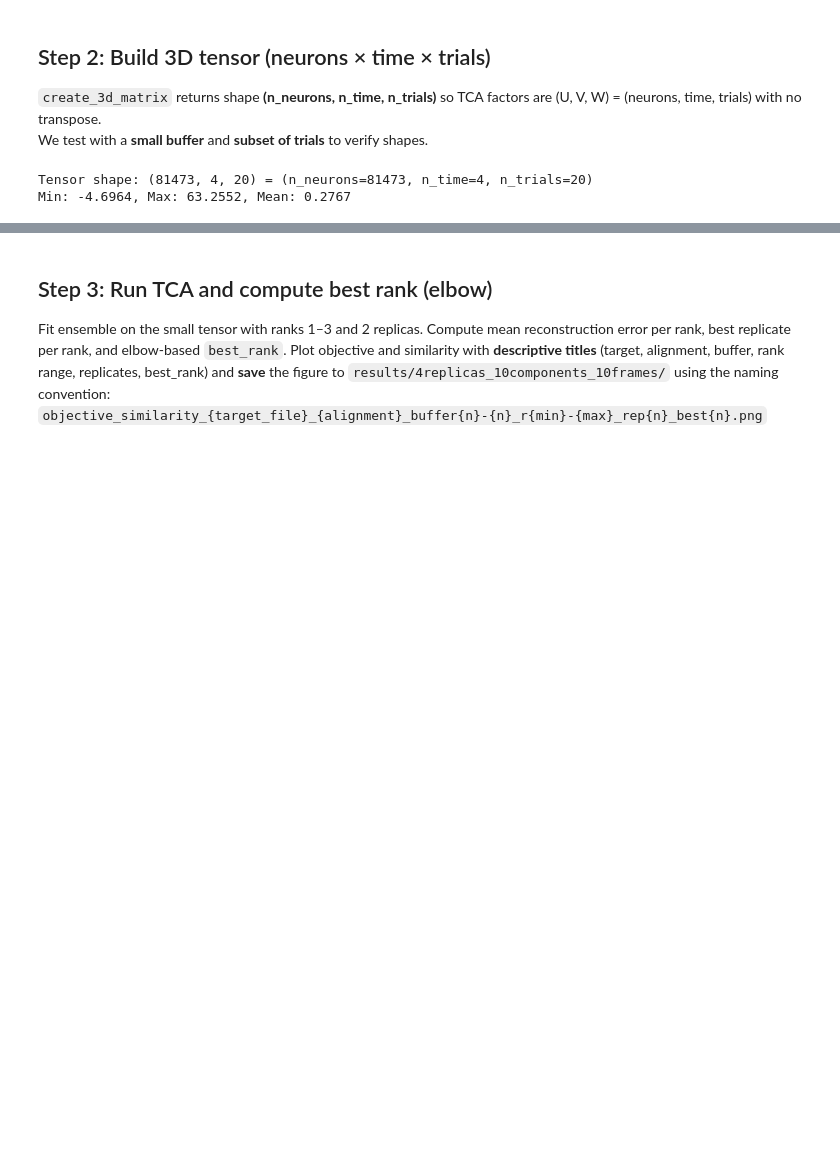
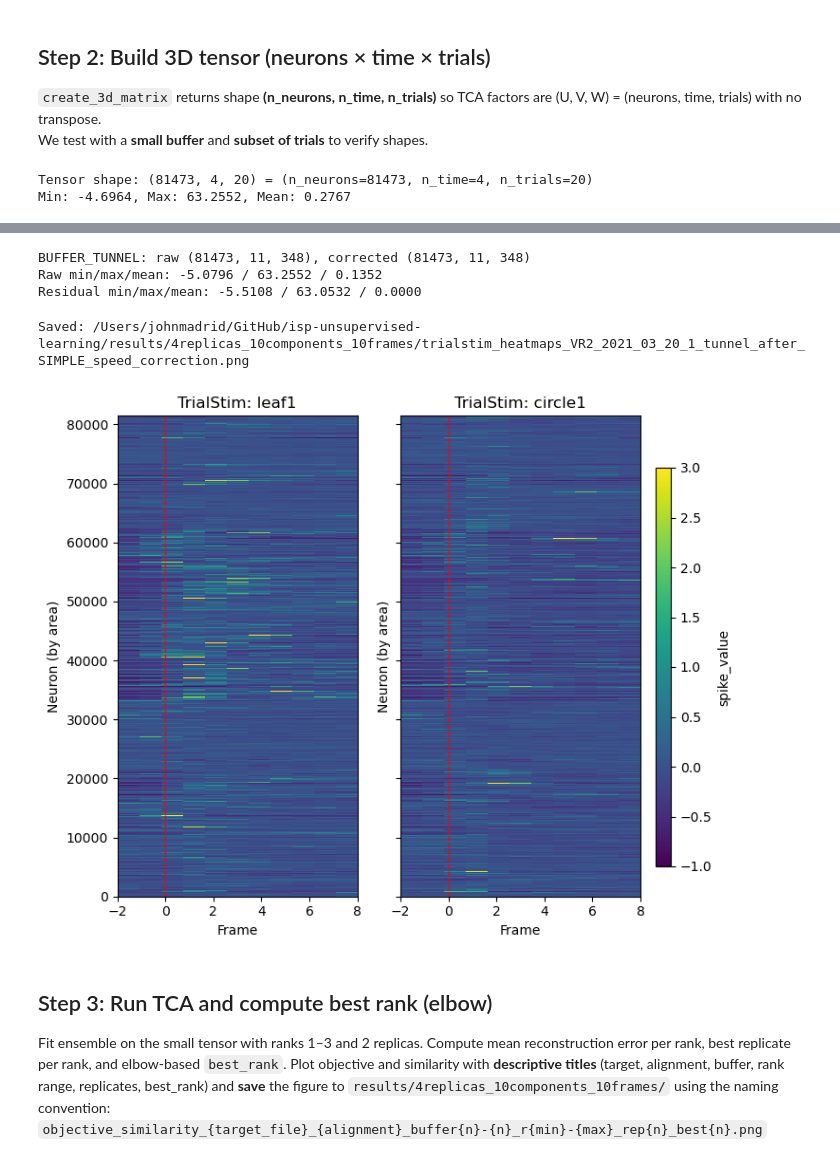
Before and after one commit to JohnMadrid/isp-unsupervised-learning, a Jupyter notebook: Batch_TCA_Pipeline.ipynb, the cells around one changed output, grey strips where cells are left out. Drawn from its saved outputs; the diff is of its cells as text; code cells hidden in the pictures; blank space fills up the shorter version.

Commit message:
Spike activity speed-correction implemented
It includes a simple and a trial based version for the correction.

```diff
--- a/Batch_TCA_Pipeline.ipynb
+++ b/Batch_TCA_Pipeline.ipynb
@@ -180,0 +199,54 @@ Min: -4.6964, Max: 63.2552, Mean: 0.2767
+# %%
+# Build speed matrix (n_time, n_trials) aligned with create_3d_matrix windows (vectorized, no Python loop)
+def create_speed_matrix(trial_timestamps, buffer, spiking_timestamps, run_speed):
+    n_trials = len(trial_timestamps)
+    n_time = buffer[0] + buffer[1] + 1
+    idx = np.searchsorted(spiking_timestamps, trial_timestamps, side='right')  # (n_trials,)
+    # (n_time, n_trials) array of global frame indices; advanced indexing returns (n_time, n_trials)
+    speed_matrix = run_speed[np.arange(n_time)[:, None] + (idx - buffer[0])].astype(np.float32)
+    return speed_matrix
+
+# Option B: activity ~ 1 + speed + trial; return residual tensor (same shape). Pure NumPy, no pandas.
+def speed_correct_tensor(tensor, speed_matrix, n_neurons, n_time, n_trials, correct_by="bytrial"):
+    """correct_by: 'simple' -> activity ~ 1+speed (Option A); 'bytrial' -> activity ~ 1+speed+trial (Option B)."""
+    n_obs = n_time * n_trials
+    speed_flat = speed_matrix.ravel()
+    intercept = np.ones((n_obs, 1), dtype=np.float64)
+    speed_col = speed_flat.reshape(-1, 1)
+    if correct_by == "simple":
+        X = np.hstack([intercept, speed_col])  # (n_obs, 2)
+    elif correct_by == "bytrial":
+        trial_idx = np.repeat(np.arange(n_trials), n_time)
+        trial_dummies = (trial_idx[:, None] == np.arange(1, n_trials)).astype(np.float64)
+        X = np.hstack([intercept, speed_col, trial_dummies])
+    else:
+        raise ValueError('correct_by must be "simple" or "bytrial"')
+
+    # Y: (n_obs, n_neurons) — one column per neuron
+    Y = tensor.reshape(n_neurons, n_obs).T  # (n_obs, n_neurons)
+
+    # Single batched solve: B = (X'X)^{-1} X' Y  ->  (n_features, n_neurons)
+    B = np.linalg.lstsq(X, Y, rcond=None)[0]
+
+    # Residuals: (n_obs, n_neurons) -> (n_neurons, n_time, n_trials)
+    residuals = (Y - X @ B).T.reshape(n_neurons, n_time, n_trials)
+    return residuals.astype(np.float32)
+
+# Single-target BUFFER_TUNNEL: raw tensor, speed matrix, corrected tensor
+correct_by = "simple"  # "simple" (Option A) or "bytrial" (Option B)
+ft = beh['ft'][: spikes.shape[0] + 1]
+run_speed = beh['ft_RunSpeed'][: len(ft)]
+trial_timestamps_tunnel = beh['Trial_start_time']
+tensor_tunnel_raw = create_3d_matrix(trial_timestamps_tunnel, BUFFER_TUNNEL, spikes, ft)
+n_neurons, n_time, n_trials = tensor_tunnel_raw.shape
+speed_matrix_tunnel = create_speed_matrix(trial_timestamps_tunnel, BUFFER_TUNNEL, ft, run_speed)
+tensor_tunnel_corrected = speed_correct_tensor(
+    tensor_tunnel_raw, speed_matrix_tunnel, n_neurons, n_time, n_trials, correct_by=correct_by
+)
+print(f"BUFFER_TUNNEL: raw {tensor_tunnel_raw.shape}, corrected {tensor_tunnel_corrected.shape}")
+print(f"Raw min/max/mean: {tensor_tunnel_raw.min():.4f} / {tensor_tunnel_raw.max():.4f} / {tensor_tunnel_raw.mean():.4f}")
+print(f"Residual min/max/mean: {tensor_tunnel_corrected.min():.4f} / {tensor_tunnel_corrected.max():.4f} / {tensor_tunnel_corrected.mean():.4f}")
+# %% [output]
+BUFFER_TUNNEL: raw (81473, 11, 348), corrected (81473, 11, 348)
+Raw min/max/mean: -5.0796 / 63.2552 / 0.1352
+Residual min/max/mean: -5.5108 / 63.0532 / 0.0000
@@ -181,3 +306,16 @@ Min: -4.6964, Max: 63.2552, Mean: 0.2767
+# %%
+# Build melted DFs and plot before/after speed correction for BUFFER_TUNNEL
+trial_order_tunnel = np.asarray(beh['trInd'][:n_trials], dtype=int)
+trial_to_stim_tunnel = dict(zip(trial_order_tunnel, beh['TrialStim'][:n_trials]))
+neuron_to_area_dict = neuron_to_area.to_dict() if hasattr(neuron_to_area, 'to_dict') else neuron_to_area
+melted_tunnel_raw = tensor_to_melted_df(tensor_tunnel_raw, BUFFER_TUNNEL, trial_order_tunnel, trial_to_stim_tunnel, neuron_to_area_dict)
+melted_tunnel_corrected = tensor_to_melted_df(tensor_tunnel_corrected, BUFFER_TUNNEL, trial_order_tunnel, trial_to_stim_tunnel, neuron_to_area_dict)
+# plot_trialstim_heatmaps(melted_tunnel_raw, save=True, name=f'{target_file}_tunnel_before_speed_correction', save_dir=results_dir)
+# %%
+plot_trialstim_heatmaps(melted_tunnel_corrected, save=True, name=f'{target_file}_tunnel_after_SIMPLE_speed_correction', save_dir=results_dir)
+# %% [output]
+Saved: /Users/johnmadrid/GitHub/isp-unsupervised-learning/results/4replicas_10components_10frames/trialstim_heatmaps_VR2_2021_03_20_1_tunnel_after_SIMPLE_speed_correction.png
+[figure, added]
 # %% [markdown]
 ## Step 3: Run TCA and compute best rank (elbow)
 
```
Also changed, not shown: parts of 8 cells of this notebook.
